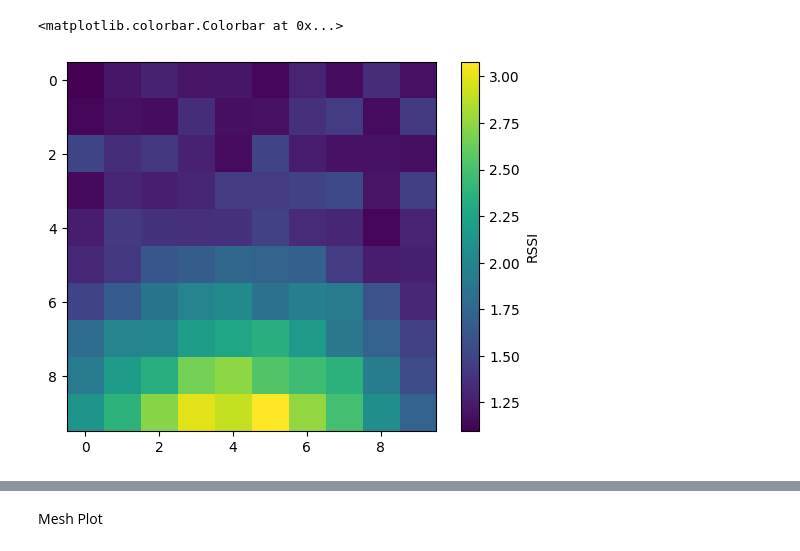
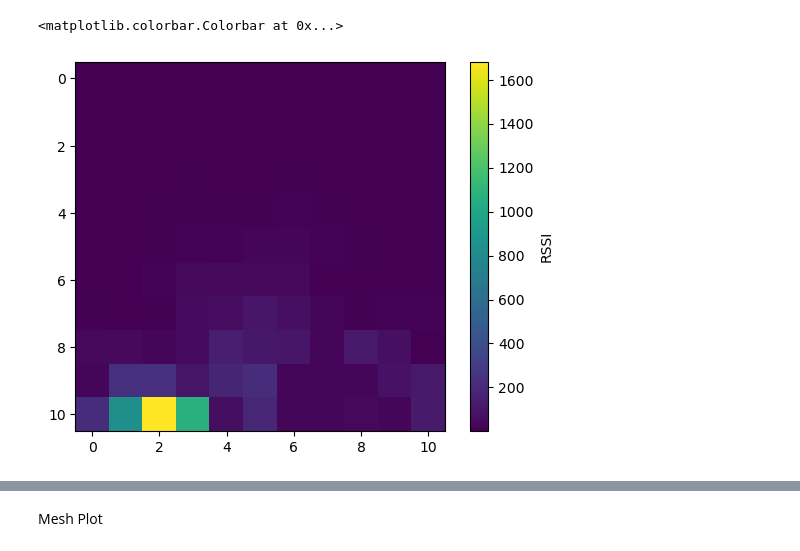
Before and after one commit to ConnectedSystemsLab/NFC, a Jupyter notebook: PrelimNFCPlot.ipynb, the cells around one changed output, grey strips where cells are left out. Saved outputs shown, nothing was run; the diff lists cells and outputs as text; code cells hidden in the pictures.

```diff
--- a/PrelimNFCPlot.ipynb
+++ b/PrelimNFCPlot.ipynb
@@ -48,0 +51,27 @@ print(np.where((transformed_fft_sig > 2) & (transformed_fft_sig < 4)))
+# %%
+file_path = "/home/jshenoy2/ProjectEspana/4chan/"
+channel1_mat  = np.zeros((10, 10))
+channel2_mat  = np.zeros((10, 10))
+channel3_mat  = np.zeros((10, 10))
+channel4_mat  = np.zeros((10, 10))
+
+for files in glob.glob(file_path+"*"):
+    single_file = files.split("/")[-1]
+    info_list = single_file.split("_")
+    print(info_list)
+    channel_value = info_list[1]
+    coordinate = info_list[0]
+    coordinate = make_tuple(coordinate)
+    x = int(coordinate[0]/10)
+    y = int(coordinate[1]/10)
+    signal = read_complex_binary2(files)
+    transformed_fft_sig = np.abs(np.fft.fftshift(np.fft.fft(signal[0:8000000])))
+    peak1 = np.max(transformed_fft_sig[1340000:1370000])
+    peak2 = np.max(transformed_fft_sig[1540000:1570000])
+    if channel_value == "a":
+        channel1_mat[x][y] = peak1
+        channel2_mat[x][y] = peak2
+    elif channel_value == "b":
+        channel3_mat[x][y] = peak1
+        channel4_mat[x][y] = peak2
+print("DONE Processing")
@@ -49,20 +96,20 @@ print(np.where((transformed_fft_sig > 2) & (transformed_fft_sig < 4)))
 # %%
-file_path = "/home/jshenoy2/ProjectEspana/feb_29/"
-matrix  = np.zeros((10, 10))
+file_path = "/home/jshenoy2/ProjectEspana/newpcb/"
+matrix  = np.zeros((11, 11))
 for files in glob.glob(file_path+"*"):
     splitty = files.split("/")[-1]
     tup_split = make_tuple(splitty)
-    x = int(tup_split[0]/20)
-    y = int(tup_split[1]/20)
+    x = int(tup_split[0]/15)
+    y = int(tup_split[1]/15)
     signal = read_complex_binary2(files)
-    transformed_fft_sig = np.log10(np.fft.fftshift(np.fft.fft(signal)))
+    transformed_fft_sig = np.abs(np.fft.fftshift(np.fft.fft(signal)))
     #low_value = transformed_fft_sig[bin_value1]
-    high_value = transformed_fft_sig[1200000:1500000]
+    high_value = transformed_fft_sig[5759000:5759200]
     high_value = np.max(high_value)
     matrix[x][y] = high_value
 
 plt.imshow(matrix)
 plt.colorbar(label="RSSI", orientation="vertical")
 # %% [output]
 <matplotlib.colorbar.Colorbar at 0x...>
-[figure, old version]
+[figure, new version]
```
Also changed, not shown: parts of 16 cells of this notebook, 2 other files.
